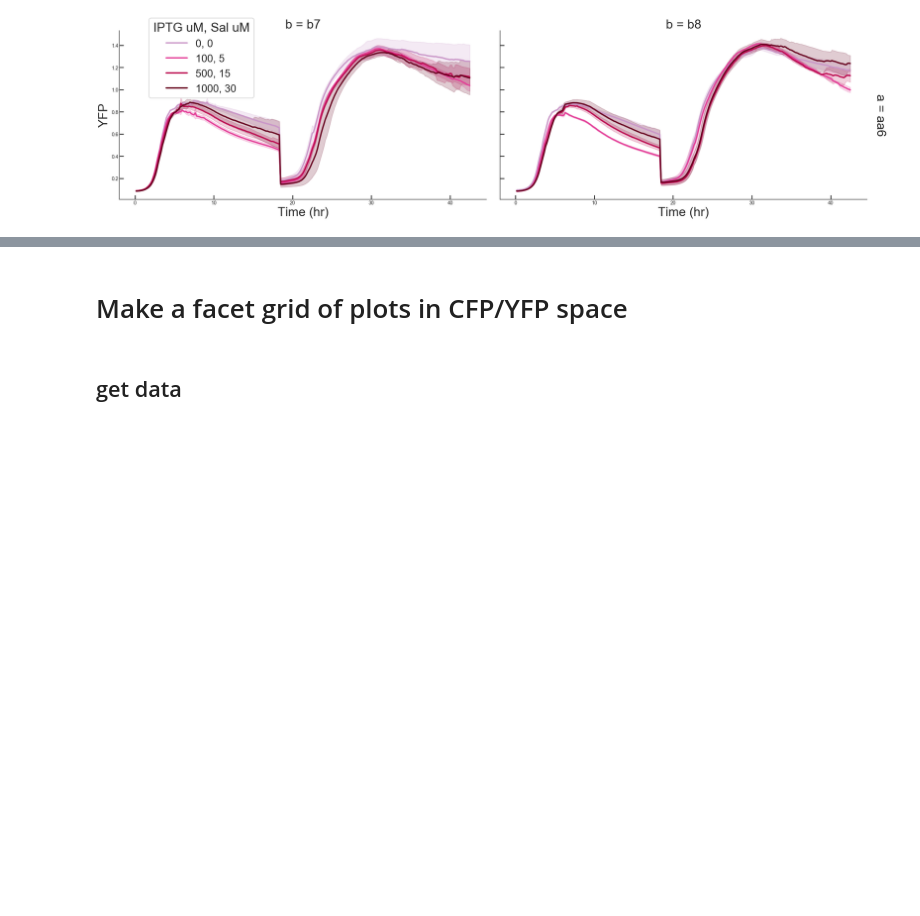
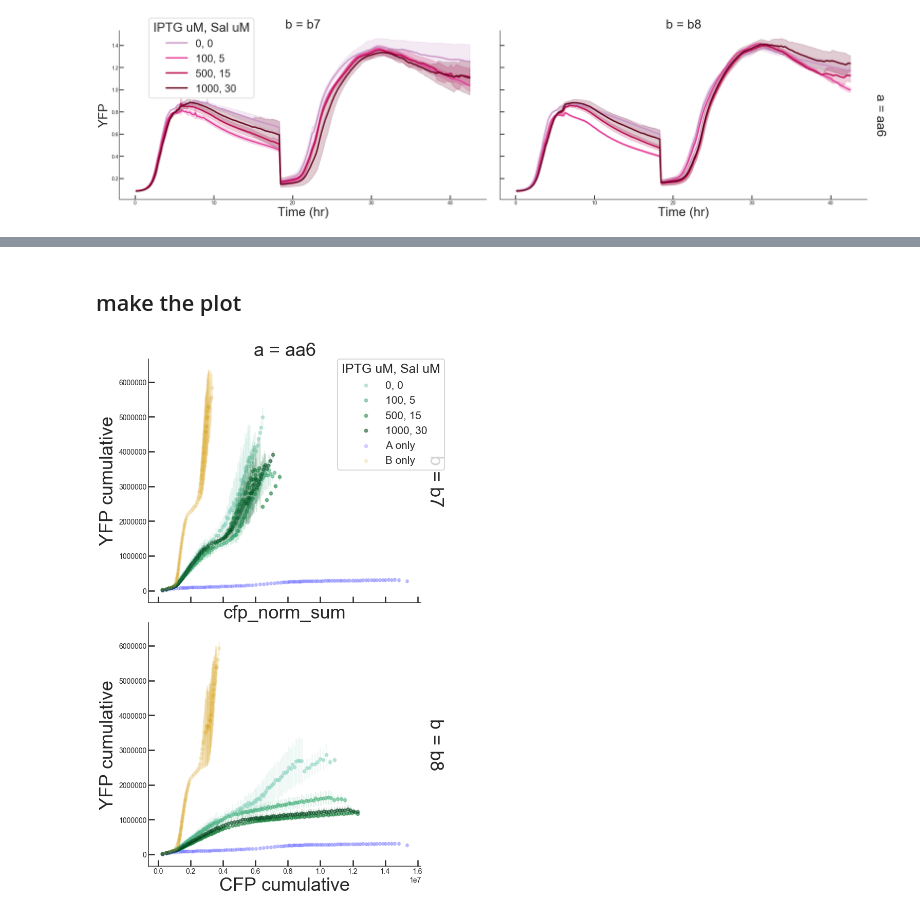
Before and after one commit to geezerbriefs/xpspython, a Jupyter notebook: biotek/plot A=B biotek data.ipynb, the cells around one changed output, grey strips where cells are left out. Drawn from its saved outputs; the diff is of its cells as text; code cells hidden in the pictures; blank space fills up the shorter version.

Commit message:
added new code for 2d fluor plots, this time it supports multiple replicates, it's a little ugly due to adding some control lines on each plot

```diff
--- a/biotek/plot A=B biotek data.ipynb
+++ b/biotek/plot A=B biotek data.ipynb
@@ -148,0 +199,2 @@ g.set_axis_labels('Time (hr)', "YFP")
+# %% [markdown]
+## make the plot
@@ -148,0 +233,42 @@ g.set_axis_labels('Time (hr)', "YFP")
+# %%
+g = sns.FacetGrid(df, col="a", row ="b", hue='iptg', palette=pal,
+                  height=8, aspect=1.3, margin_titles=True, legend_out=True)
+
+
+g.map_dataframe(bin_scatter_sd, "cfp_norm_sum", "yfp_norm_sum", **{'alpha' : 0.5})
+
+
+######################### adding reference curves
+
+#plot the a only data on the axes
+for axis in g.fig.get_axes():
+    #set the current axis to one of the figure axes
+    plt.sca(axis)
+
+    #create kwargs to match bin_scatter_sd syntax
+    ref_data_a = d.loc[no_b]
+    color = mpl.colors.to_rgba('blue')
+    kwargs = {'color' : color, 'data' : ref_data_a, 'label' : 'A only', 'alpha' : 0.15}
+
+    #plot
+    bin_scatter_sd("cfp_norm_sum", "yfp_norm_sum", **kwargs)
+
+
+for axis, b_type in zip(g.fig.get_axes(), np.unique(d.loc[no_a, 'b'])):
+    #set the current axis to one of the figure axes
+    plt.sca(axis)
+
+    #create kwargs to match bin_scatter_sd syntax
+    i = no_a & (d['b'] == b_type)
+    ref_data_a = d.loc[i]
+    color = mpl.colors.to_rgba('goldenrod')
+    kwargs = {'color' : color, 'data' : ref_data_a, 'label' : 'B only', 'alpha' : 0.15}
+
+    #plot
+    bin_scatter_sd("cfp_norm_sum", "yfp_norm_sum", **kwargs)
+
+
+########## aesthetics
+g.set_axis_labels("CFP cumulative", "YFP cumulative")
+
+plt.close()
@@ -149 +285,5 @@ g.set_axis_labels('Time (hr)', "YFP")
+# %%
+g.fig
+# %% [output]
+[figure, added]
 # %%
@@ -151,4 +290,0 @@ g.savefig(directory + 'allABcombos_grad_od2.pdf')
-# %% [markdown]
-# Make a facet grid of plots in CFP/YFP space
-# %% [markdown]
-## get data
```
Also changed, not shown: parts of 33 cells of this notebook.
